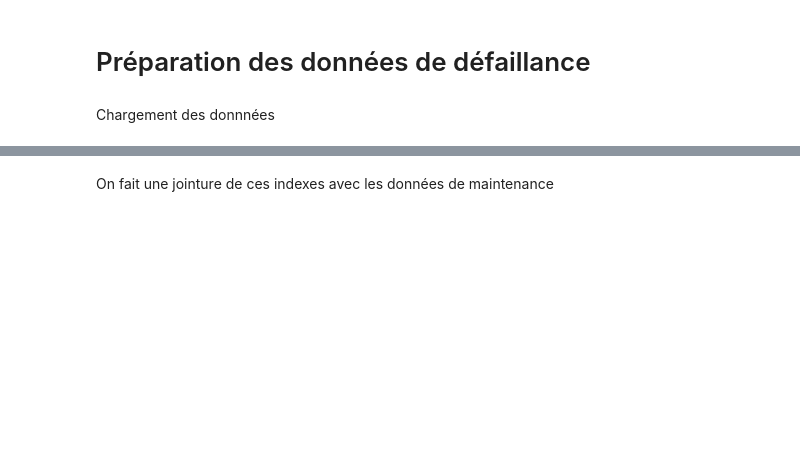
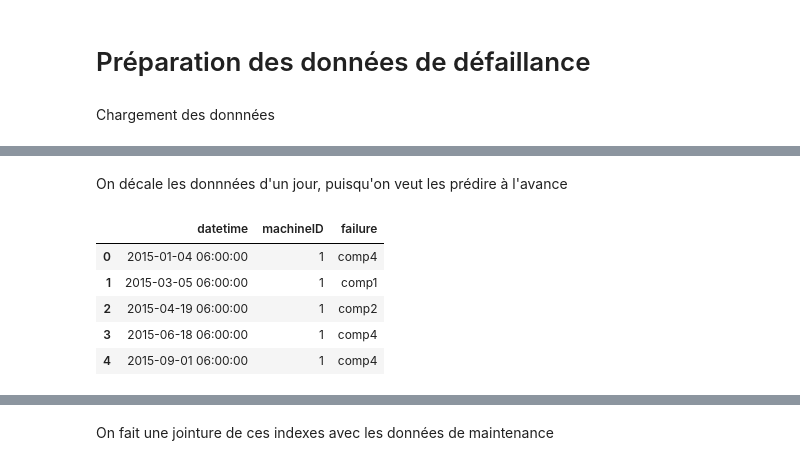
Before and after one commit to AugustinMoinat/Projet-python-maintenance, a Jupyter notebook: notebooks/data_prep_failures.ipynb, the cells around one changed output, grey strips where cells are left out. Cells and saved outputs as stored; diff of their text form; code cells hidden in the pictures; blank space fills up the shorter version.

```diff
--- a/notebooks/data_prep_failures.ipynb
+++ b/notebooks/data_prep_failures.ipynb
@@ -31,0 +22,13 @@ defaillance.head(8)
+# %% [markdown]
+On décale les donnnées d'un jour, puisqu'on veut les prédire à l'avance
+# %%
+from datetime import timedelta
+defaillance['datetime'] = defaillance['datetime']+timedelta(days=-1)
+defaillance.head()
+# %% [output]
+|  | datetime | machineID | failure |
+| 0 | 2015-01-04 06:00:00 | 1 | comp4 |
+| 1 | 2015-03-05 06:00:00 | 1 | comp1 |
+| 2 | 2015-04-19 06:00:00 | 1 | comp2 |
+| 3 | 2015-06-18 06:00:00 | 1 | comp4 |
+| 4 | 2015-09-01 06:00:00 | 1 | comp4 |
```
Also changed, not shown: parts of 7 cells of this notebook, 8 other files.
